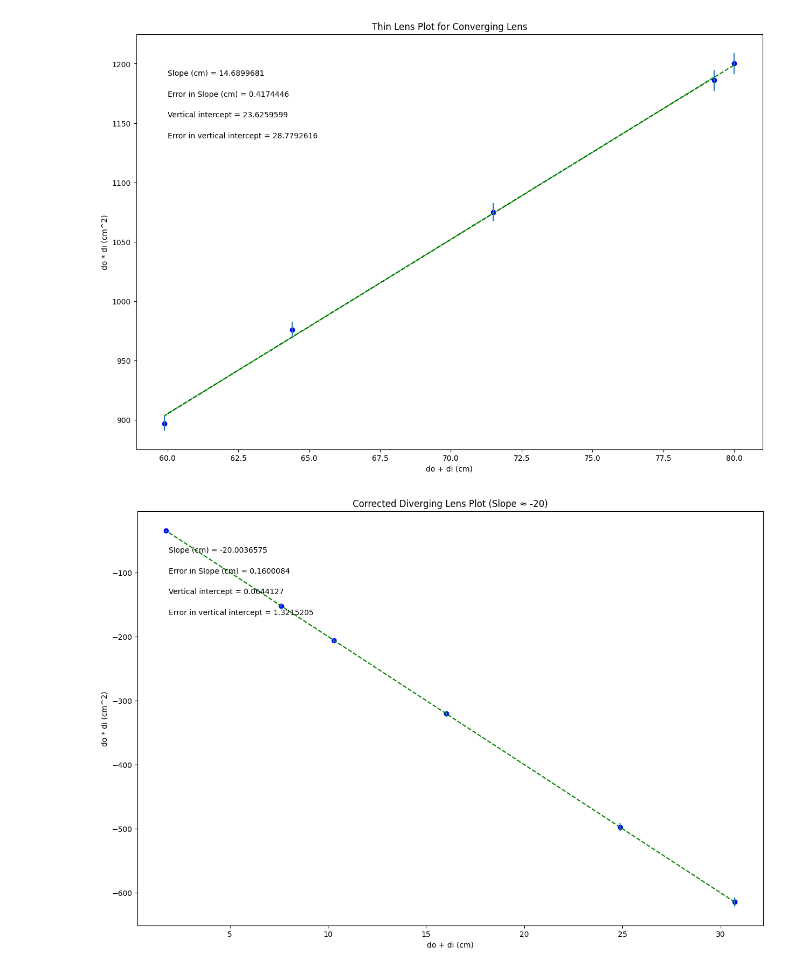
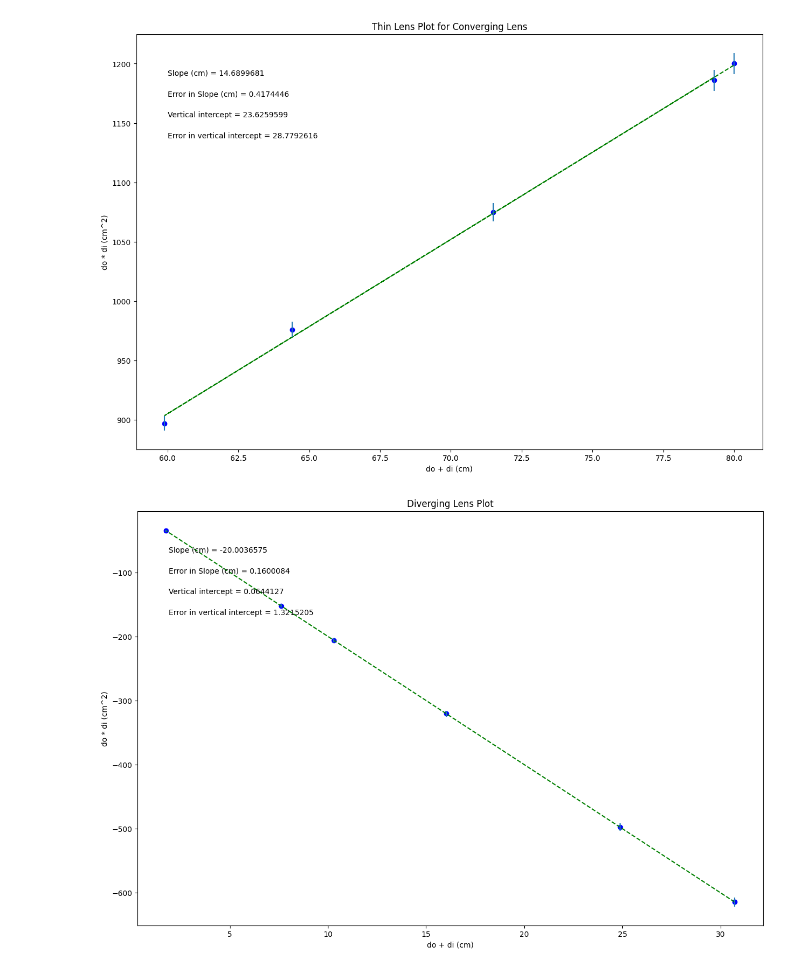
Before and after one commit to TrevanMorin/Physics, a Jupyter notebook: Lenses8.ipynb, the cells around one changed output. Saved outputs shown, nothing was run; the diff lists cells and outputs as text; code cells hidden in the pictures.

```diff
--- a/Lenses8.ipynb
+++ b/Lenses8.ipynb
@@ -100,7 +100,7 @@ x = do2 + di2            # do + di (x-axis)
 y = do2 * di2            # do * di (y-axis)
 dy = err_y               # error in y-axis
 
-plot_title = 'Corrected Diverging Lens Plot (Slope ≈ -20)'
+plot_title = 'Diverging Lens Plot'
 x_label = 'do + di (cm)'
 y_label = 'do * di (cm^2)'
 slope_units = 'cm'
@@ -120,31 +120,31 @@ def Delta(x, dy):
 D = Delta(x, dy)
 dm = np.sqrt(1/D * sum(1/dy**2))
 db = np.sqrt(1/D * sum(x**2/dy**2))
 
 # Goodness of fit (optional, unused in display)
 def LLSFD2(x, y, dy):
     return sum(((y - b - m * x) / dy)**2)
 
 N = LLSFD2(x, y, dy)
 
 # Annotation position
 xpos = 0.05 if annotation_placement in [2, 3] else 0.75
 ypos = [.9, .85, .8, .75] if annotation_placement in [1, 2] else [.2, .15, .1, .05]
 
 # Plotting
 plt.figure(figsize=(15, 10))
 plt.plot(x, fit, color='green', linestyle='--')
 plt.scatter(x, y, color='blue', marker='o')
 plt.xlabel(x_label)
 plt.ylabel(y_label)
 plt.title(plot_title)
 plt.errorbar(x, y, yerr=dy, fmt="none")
 
 plt.annotate(f'Slope ({slope_units}) = {m:.7f}', (xpos, ypos[0]), xycoords='axes fraction')
 plt.annotate(f'Error in Slope ({slope_units}) = {dm:.7f}', (xpos, ypos[1]), xycoords='axes fraction')
 plt.annotate(f'Vertical intercept = {b:.7f}', (xpos, ypos[2]), xycoords='axes fraction')
 plt.annotate(f'Error in vertical intercept = {db:.7f}', (xpos, ypos[3]), xycoords='axes fraction')
 
 plt.show()
 # %% [output]
-[figure, old version]
+[figure, new version]
```
